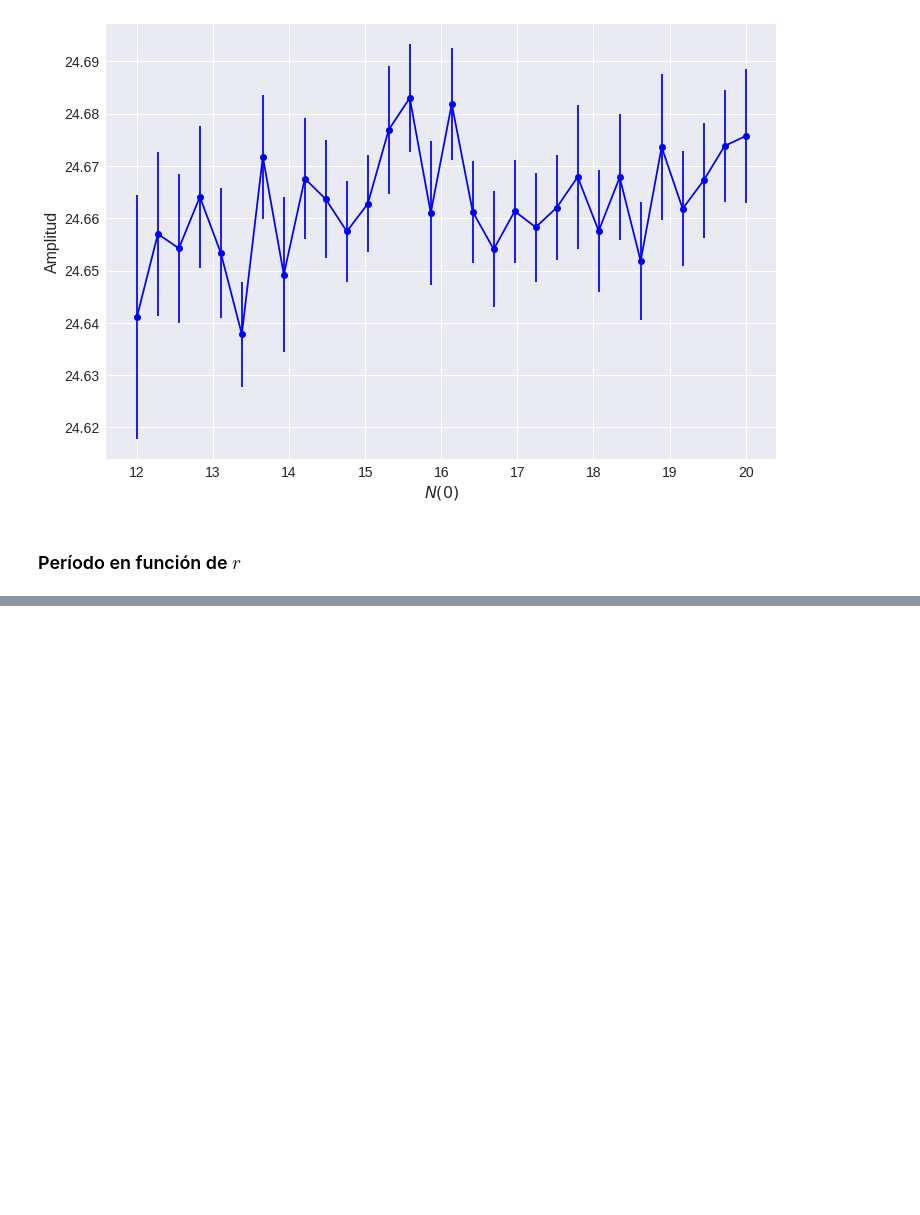
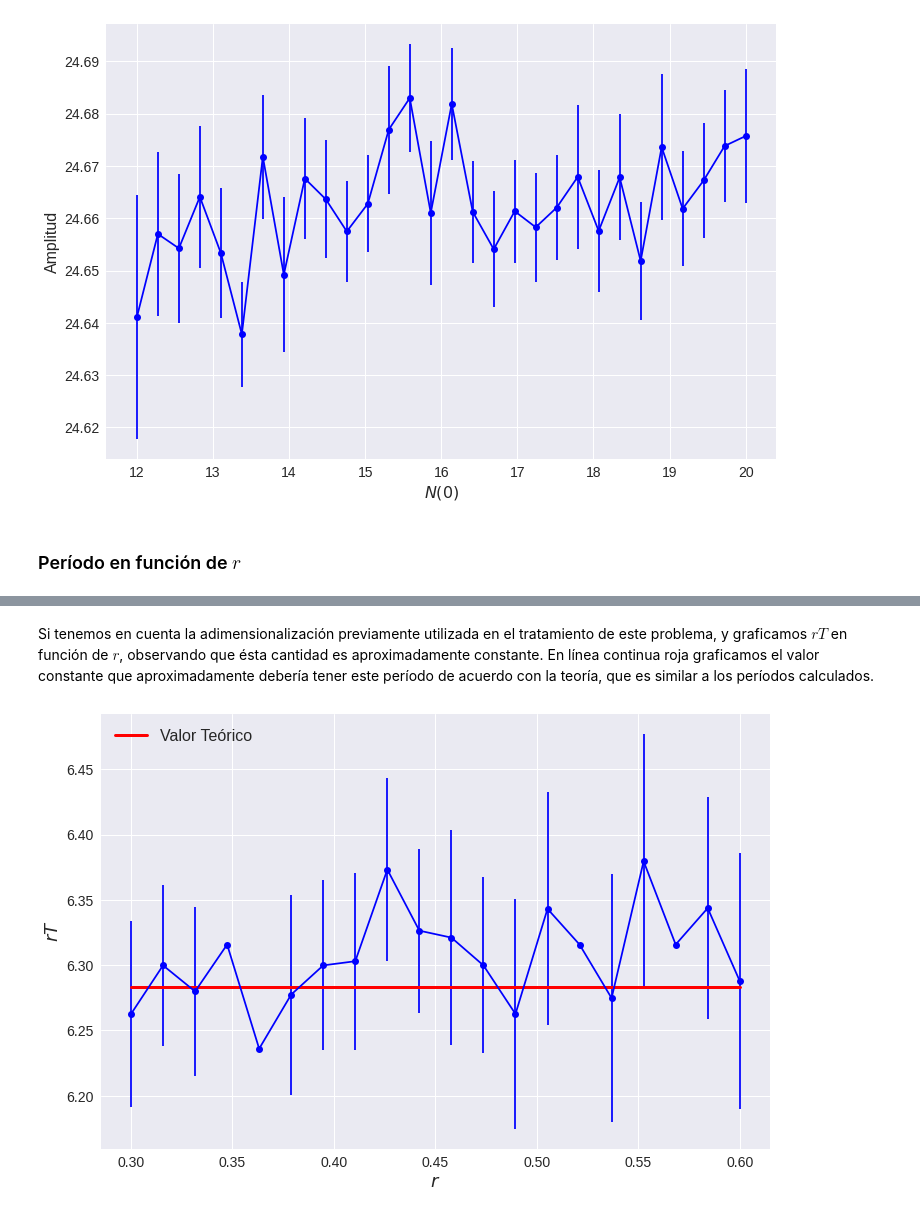
Before and after one commit to denisecammarota/matbio, a Jupyter notebook: tp1/P1_Ej2.ipynb, the cells around one changed output, grey strips where cells are left out. Drawn from its saved outputs; the diff is of its cells as text; code cells hidden in the pictures; blank space fills up the shorter version.

```diff
--- a/tp1/P1_Ej2.ipynb
+++ b/tp1/P1_Ej2.ipynb
@@ -264,0 +246,17 @@ plt.errorbar(r,freq*r,yerr=std,fmt='-ob')
+# %% [markdown]
+Si tenemos en cuenta la adimensionalización previamente utilizada en el tratamiento de este problema, y graficamos $rT$ en función de $r$, observando que ésta cantidad es aproximadamente constante. En línea continua roja graficamos el valor constante que aproximadamente debería tener este período de acuerdo con la teoría, que es similar a los períodos calculados.
+# %%
+#@title
+constante = 2*np.pi+np.zeros(100)
+xx = np.linspace(0.3,0.6,100)
+fig = plt.figure(figsize=(12,8))
+plt.xlabel(r'$r$',fontsize=18)
+plt.ylabel(r'$rT$',fontsize=18)
+plt.errorbar(r,freq*r,yerr=std*r,fmt='-ob')
+plt.plot(xx,constante,'r',linewidth=3,label='Valor Teórico')
+plt.xticks(fontsize=14)
+plt.yticks(fontsize=14)
+plt.legend(fontsize=16,loc=2)
+plt.show()
+# %% [output]
+[figure, added]
```
Also changed, not shown: parts of 8 cells of this notebook.
